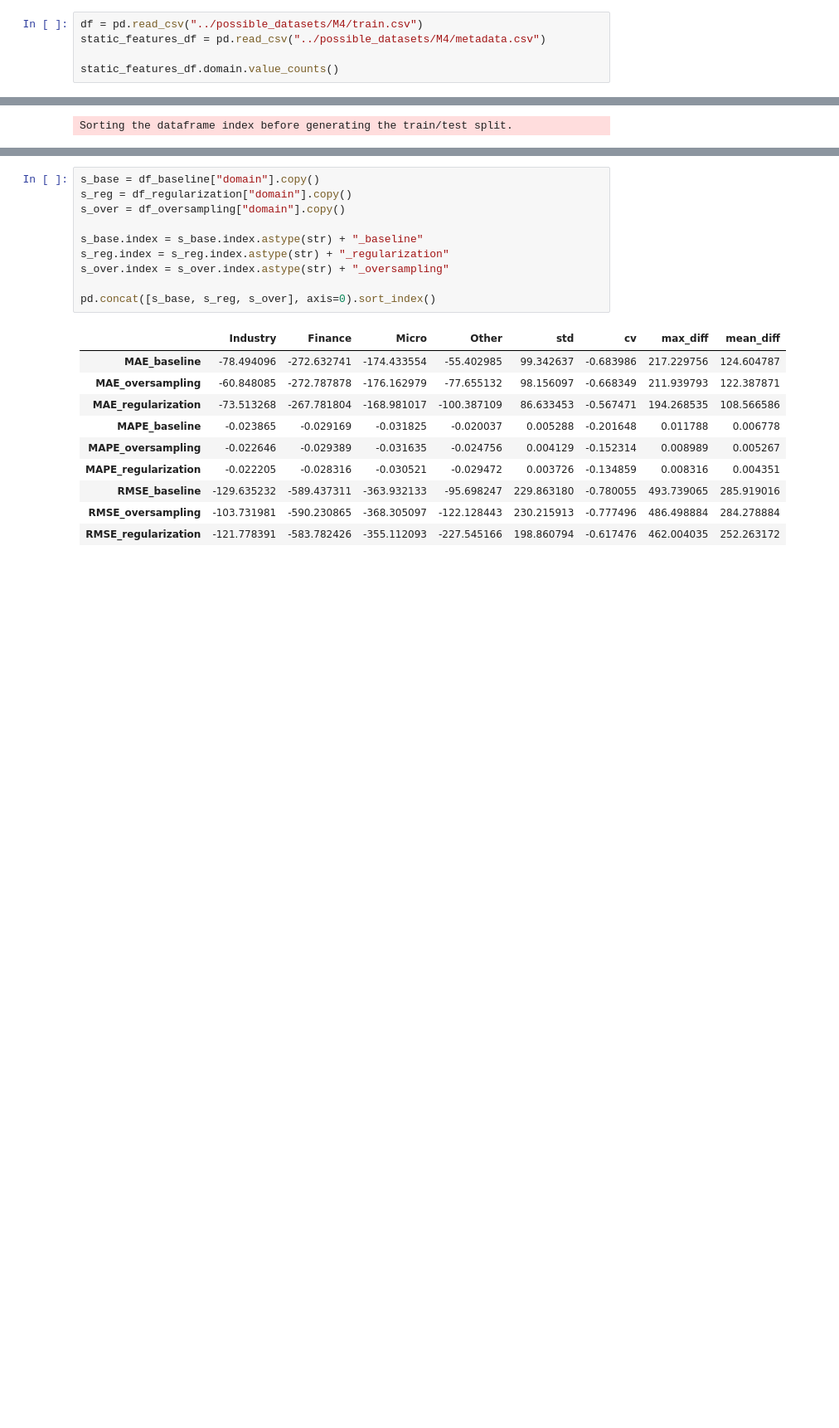
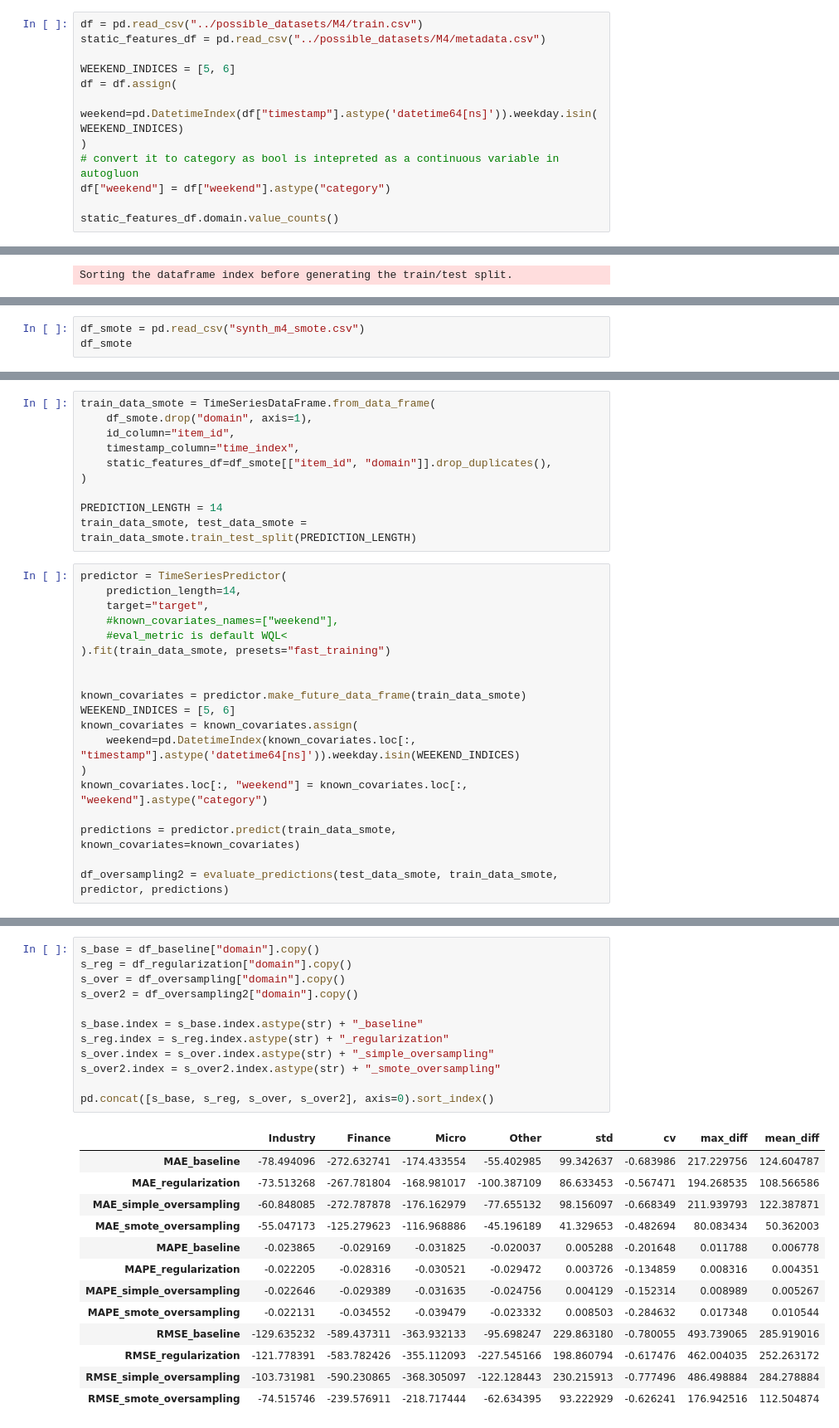
Before and after one commit to lucarueck/Master-project, a Jupyter notebook: Autogluon_Timeseries/baseline.ipynb, the cells around one changed output, grey strips where cells are left out. Shown at 83% size. Cells and saved outputs as stored; diff of their text form; blank space fills up the shorter version.

```diff
--- a/Autogluon_Timeseries/baseline.ipynb
+++ b/Autogluon_Timeseries/baseline.ipynb
@@ -11,6 +11,13 @@ Autogluon has its own dataframe type with static and dynamic features
 df = pd.read_csv("../possible_datasets/M4/train.csv")
 static_features_df = pd.read_csv("../possible_datasets/M4/metadata.csv")
 
+WEEKEND_INDICES = [5, 6]
+df = df.assign(
+    weekend=pd.DatetimeIndex(df["timestamp"].astype('datetime64[ns]')).weekday.isin(WEEKEND_INDICES)
+)
+# convert it to category as bool is intepreted as a continuous variable in autogluon
+df["weekend"] = df["weekend"].astype("category")
+
 static_features_df.domain.value_counts()
 # %% [output]
 domain
@@ -232,0 +307,3 @@ Model not specified in predict, will default to the model with the best validati
+# %%
+df_smote = pd.read_csv("synth_m4_smote.csv")
+df_smote
@@ -232,0 +324,29 @@ Model not specified in predict, will default to the model with the best validati
+# %%
+train_data_smote = TimeSeriesDataFrame.from_data_frame(
+    df_smote.drop("domain", axis=1),
+    id_column="item_id",
+    timestamp_column="time_index",
+    static_features_df=df_smote[["item_id", "domain"]].drop_duplicates(),
+)
+
+PREDICTION_LENGTH = 14
+train_data_smote, test_data_smote = train_data_smote.train_test_split(PREDICTION_LENGTH)
+# %%
+predictor = TimeSeriesPredictor(
+    prediction_length=14,
+    target="target",
+    #known_covariates_names=["weekend"],
+    #eval_metric is default WQL<
+).fit(train_data_smote, presets="fast_training")
+
+
+known_covariates = predictor.make_future_data_frame(train_data_smote)
+WEEKEND_INDICES = [5, 6]
+known_covariates = known_covariates.assign(
+    weekend=pd.DatetimeIndex(known_covariates.loc[:, "timestamp"].astype('datetime64[ns]')).weekday.isin(WEEKEND_INDICES)
+)
+known_covariates.loc[:, "weekend"] = known_covariates.loc[:, "weekend"].astype("category")
+
+predictions = predictor.predict(train_data_smote, known_covariates=known_covariates)
+
+df_oversampling2 = evaluate_predictions(test_data_smote, train_data_smote, predictor, predictions)
@@ -233,22 +374,27 @@ Model not specified in predict, will default to the model with the best validati
 # %%
 s_base = df_baseline["domain"].copy()
 s_reg = df_regularization["domain"].copy()
 s_over = df_oversampling["domain"].copy()
+s_over2 = df_oversampling2["domain"].copy()
 
 s_base.index = s_base.index.astype(str) + "_baseline"
 s_reg.index = s_reg.index.astype(str) + "_regularization"
-s_over.index = s_over.index.astype(str) + "_oversampling"
+s_over.index = s_over.index.astype(str) + "_simple_oversampling"
+s_over2.index = s_over2.index.astype(str) + "_smote_oversampling"
 
-pd.concat([s_base, s_reg, s_over], axis=0).sort_index()
+pd.concat([s_base, s_reg, s_over, s_over2], axis=0).sort_index()
 # %% [output]
 |  | Industry | Finance | Micro | Other | std | cv | max_diff | mean_diff |
 | MAE_baseline | -78.494096 | -272.632741 | -174.433554 | -55.402985 | 99.342637 | -0.683986 | 217.229756 | 124.604787 |
-| MAE_oversampling | -60.848085 | -272.787878 | -176.162979 | -77.655132 | 98.156097 | -0.668349 | 211.939793 | 122.387871 |
 | MAE_regularization | -73.513268 | -267.781804 | -168.981017 | -100.387109 | 86.633453 | -0.567471 | 194.268535 | 108.566586 |
+| MAE_simple_oversampling | -60.848085 | -272.787878 | -176.162979 | -77.655132 | 98.156097 | -0.668349 | 211.939793 | 122.387871 |
+| MAE_smote_oversampling | -55.047173 | -125.279623 | -116.968886 | -45.196189 | 41.329653 | -0.482694 | 80.083434 | 50.362003 |
 | MAPE_baseline | -0.023865 | -0.029169 | -0.031825 | -0.020037 | 0.005288 | -0.201648 | 0.011788 | 0.006778 |
-| MAPE_oversampling | -0.022646 | -0.029389 | -0.031635 | -0.024756 | 0.004129 | -0.152314 | 0.008989 | 0.005267 |
 | MAPE_regularization | -0.022205 | -0.028316 | -0.030521 | -0.029472 | 0.003726 | -0.134859 | 0.008316 | 0.004351 |
+| MAPE_simple_oversampling | -0.022646 | -0.029389 | -0.031635 | -0.024756 | 0.004129 | -0.152314 | 0.008989 | 0.005267 |
+| MAPE_smote_oversampling | -0.022131 | -0.034552 | -0.039479 | -0.023332 | 0.008503 | -0.284632 | 0.017348 | 0.010544 |
 | RMSE_baseline | -129.635232 | -589.437311 | -363.932133 | -95.698247 | 229.863180 | -0.780055 | 493.739065 | 285.919016 |
-| RMSE_oversampling | -103.731981 | -590.230865 | -368.305097 | -122.128443 | 230.215913 | -0.777496 | 486.498884 | 284.278884 |
 | RMSE_regularization | -121.778391 | -583.782426 | -355.112093 | -227.545166 | 198.860794 | -0.617476 | 462.004035 | 252.263172 |
+| RMSE_simple_oversampling | -103.731981 | -590.230865 | -368.305097 | -122.128443 | 230.215913 | -0.777496 | 486.498884 | 284.278884 |
+| RMSE_smote_oversampling | -74.515746 | -239.576911 | -218.717444 | -62.634395 | 93.222929 | -0.626241 | 176.942516 | 112.504874 |
 # %% [markdown]
```
Also changed, not shown: parts of 14 cells of this notebook, 3 other files.
